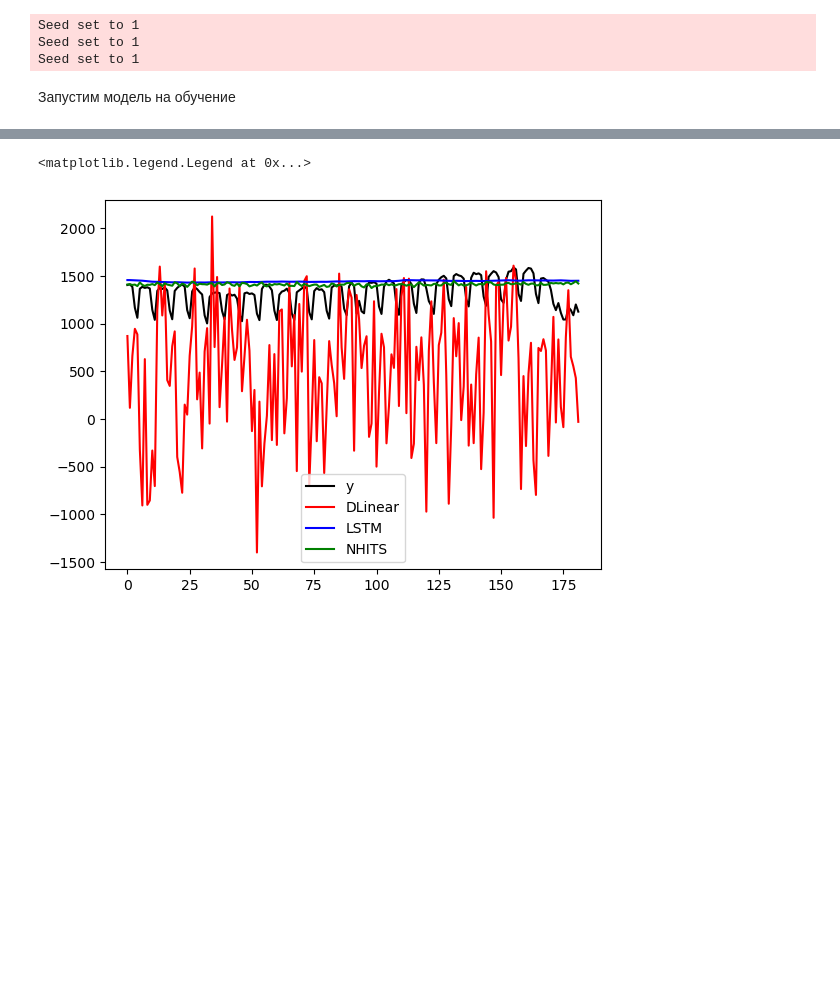
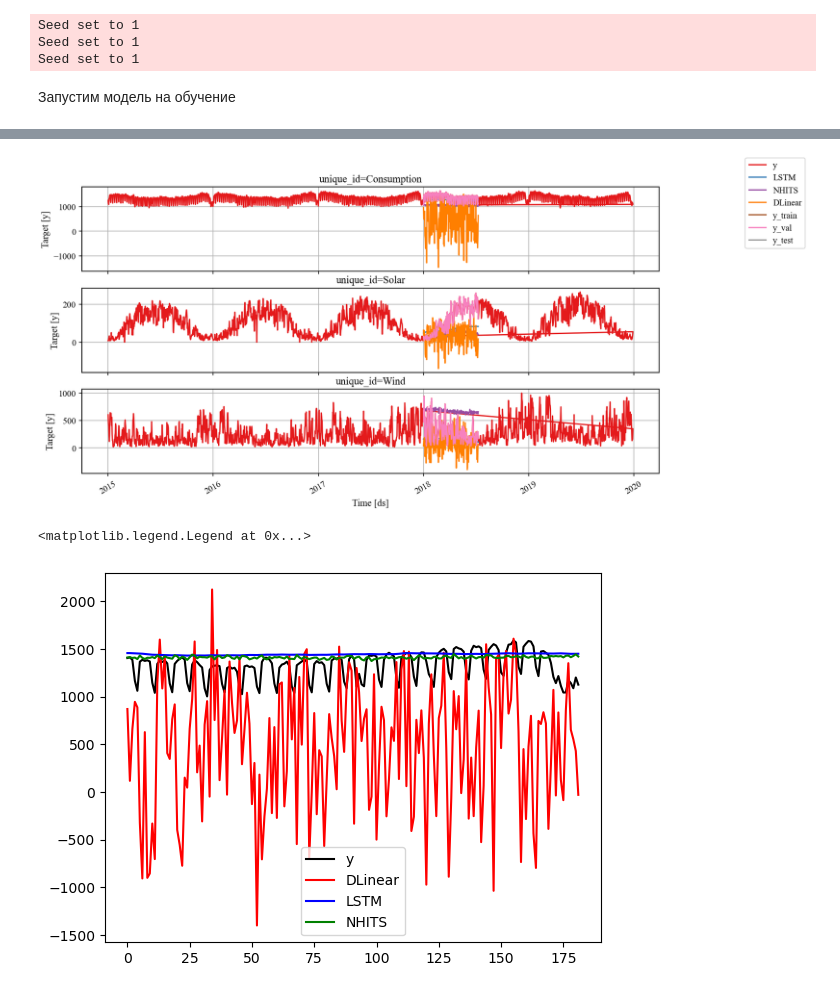
Before and after one commit to MVRonkin/TimeSeriesCourse, a Jupyter notebook: 2026/WS/08 - предсказание значений ВР с DL.ipynb, the cells around one changed output, grey strips where cells are left out. Saved outputs shown, nothing was run; the diff lists cells and outputs as text; code cells hidden in the pictures; blank space fills up the shorter version.

```diff
--- a/2026/WS/08 - предсказание значений ВР с DL.ipynb
+++ b/2026/WS/08 - предсказание значений ВР с DL.ipynb
@@ -229,26 +336,29 @@ from neuralforecast.models import LSTM, NHITS, DLinear, Informer
+# %%
+from pathlib import Path
+home_dir = Path('~').expanduser()
 # %%
-horizon = test_size
-log_path = "D:/"
+horizon = FH//4
+log_path = str(home_dir)
 
 models = [
         LSTM(h=horizon,                    # Forecast horizon
-               max_steps=10,                # Number of steps to train
-               scaler_type='standard',       # Type of scaler to normalize data
-               encoder_hidden_size=128,       # Defines the size of the hidden state of the LSTM
-               decoder_hidden_size=128,       # Defines the number of hidden units of each layer of the MLP decoder
-               default_root_dir=log_path),
+             input_size = 3*horizon,
+             max_steps=10,                # Number of steps to train
+             scaler_type='standard',       # Type of scaler to normalize data
+             encoder_hidden_size=128,       # Defines the size of the hidden state of the LSTM
+             decoder_hidden_size=128,       # Defines the number of hidden units of each layer of the MLP decoder
+             default_root_dir=log_path),
         NHITS(h=horizon,                   # Forecast horizon
-                input_size= horizon,      # Length of input sequence
-                max_steps=10,               # Number of steps to train
-                n_freq_downsample=[1, 1, 1],  # Downsampling factors for each stack output
-                default_root_dir=log_path),
+              input_size= horizon,      # Length of input sequence
+              max_steps=10,               # Number of steps to train
+              n_freq_downsample=[1, 1, 1],  # Downsampling factors for each stack output
+              default_root_dir=log_path),
         DLinear(h=horizon,                 # Forecasting horizon
                 input_size=2*horizon,           # Input size
                 max_steps=10,               # Number of training iterations
                 moving_avg_window = 2*(horizon//2) + 1,
                 val_check_steps=10,          # Compute validation loss every 100 steps
                 default_root_dir=log_path), # Stop training if validation loss does not improve
-
           ]
 # %% [output]
 Seed set to 1
@@ -320,3 +432,3 @@ HPU available: False, using: 0 HPUs
 # %%
-y_hat = nf.predict(futr_df=df_test)
+y_hat = nf.predict()
 # %% [output]
@@ -331,0 +464,2 @@ HPU available: False, using: 0 HPUs
+# %%
+preds = y_hat.merge(df_, on=['unique_id', 'ds'], how='left')
@@ -332,3 +482,7 @@ HPU available: False, using: 0 HPUs
+# %%
+plot_series_v2(df_,forecasts_df= preds,  palette='Set1', n_cols = 1)
+# %% [output]
+[figure, added]
 # %%
 plot_df_test = y_hat.copy(deep=False).reset_index()
 plot_df_test['y'] = df_test['y'].values
```
Also changed, not shown: parts of 46 cells of this notebook, 7 other files.
